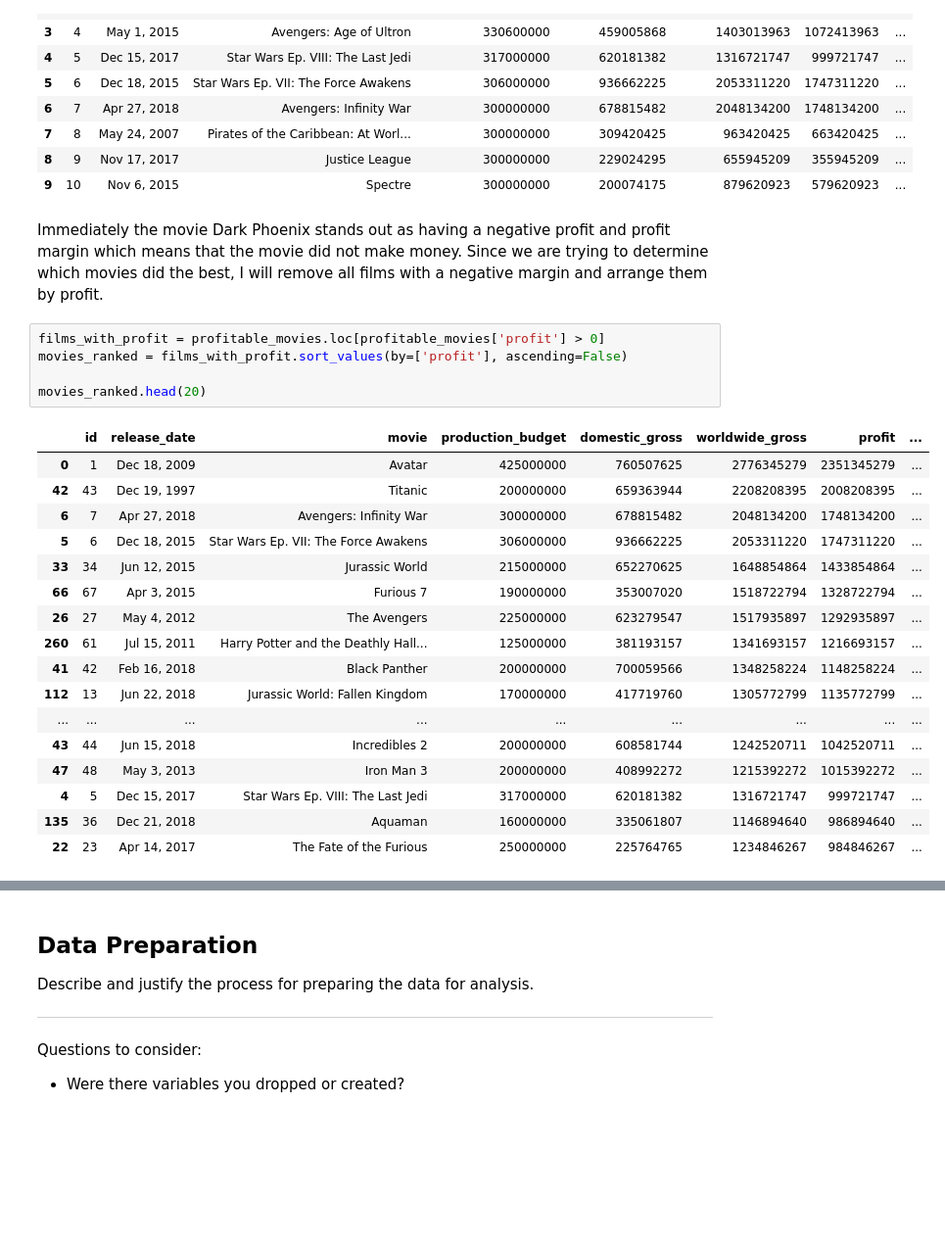
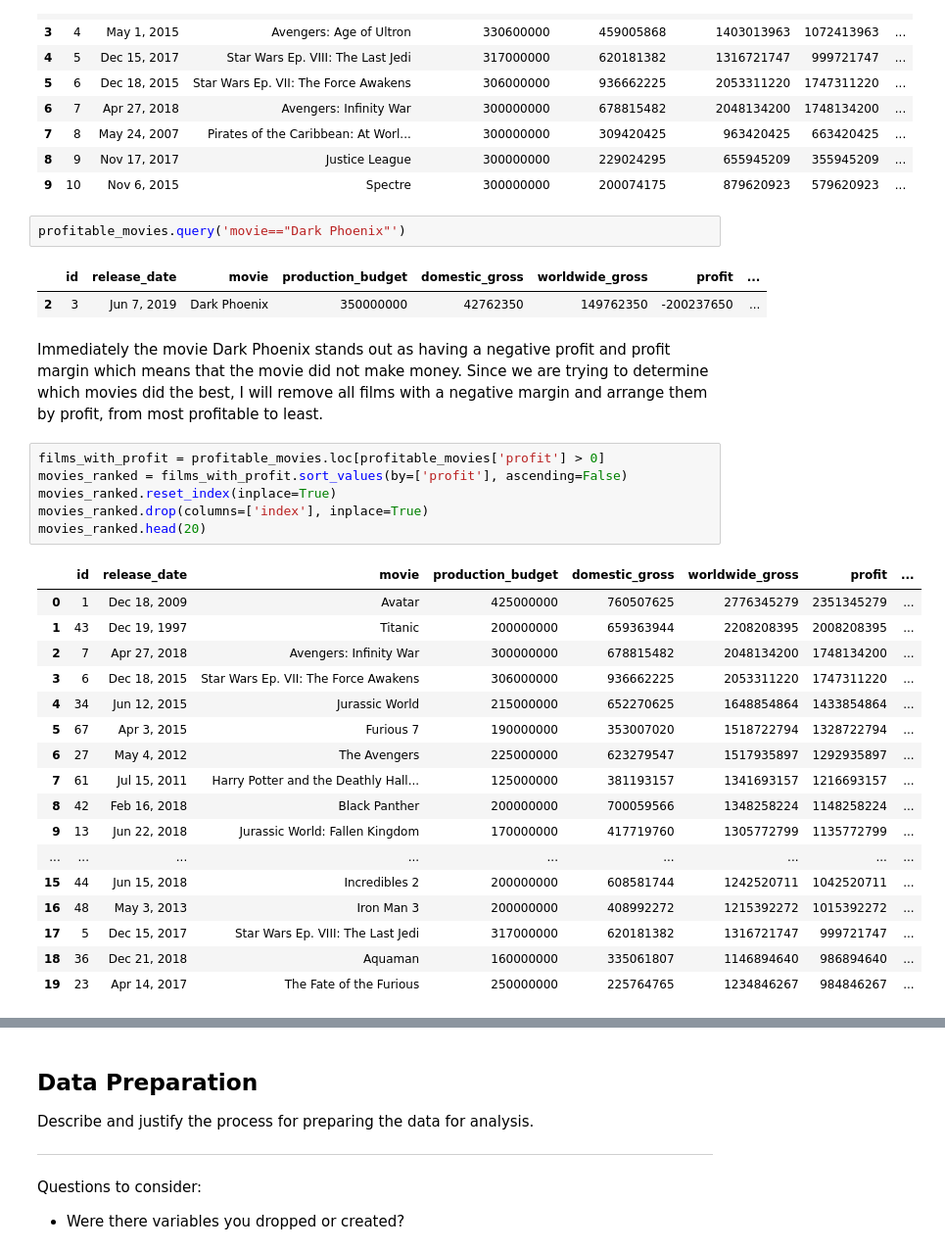
Before and after one commit to samtuleen/Phase1-Microsoft-Movie-Analysis-Project, a Jupyter notebook: Microsoft-Movie-Analysis.ipynb, the cells around one changed output, grey strips where cells are left out. Shown at 98% size. Drawn from its saved outputs; the diff is of its cells as text; blank space fills up the shorter version.

```diff
--- a/Microsoft-Movie-Analysis.ipynb
+++ b/Microsoft-Movie-Analysis.ipynb
@@ -142,28 +142,34 @@ See the caveats in the documentation: https://pandas.pydata.org/pandas-docs/stab
 | 7 | 8 | May 24, 2007 | Pirates of the Caribbean: At Worl... | 300000000 | 309420425 | 963420425 | 663420425 | ... |
 | 8 | 9 | Nov 17, 2017 | Justice League | 300000000 | 229024295 | 655945209 | 355945209 | ... |
 | 9 | 10 | Nov 6, 2015 | Spectre | 300000000 | 200074175 | 879620923 | 579620923 | ... |
+# %%
+profitable_movies.query('movie=="Dark Phoenix"')
+# %% [output]
+|  | id | release_date | movie | production_budget | domestic_gross | worldwide_gross | profit | ... |
+| 2 | 3 | Jun 7, 2019 | Dark Phoenix | 350000000 | 42762350 | 149762350 | -200237650 | ... |
 # %% [markdown]
-Immediately the movie Dark Phoenix stands out as having a negative profit and profit margin which means that the movie did not make money. Since we are trying to determine which movies did the best, I will remove all films with a negative margin and arrange them by profit.
+Immediately the movie Dark Phoenix stands out as having a negative profit and profit margin which means that the movie did not make money. Since we are trying to determine which movies did the best, I will remove all films with a negative margin and arrange them by profit, from most profitable to least.
 # %%
 films_with_profit = profitable_movies.loc[profitable_movies['profit'] > 0]
 movies_ranked = films_with_profit.sort_values(by=['profit'], ascending=False)
-
+movies_ranked.reset_index(inplace=True)
+movies_ranked.drop(columns=['index'], inplace=True)
 movies_ranked.head(20)
 # %% [output]
 |  | id | release_date | movie | production_budget | domestic_gross | worldwide_gross | profit | ... |
 | 0 | 1 | Dec 18, 2009 | Avatar | 425000000 | 760507625 | 2776345279 | 2351345279 | ... |
-| 42 | 43 | Dec 19, 1997 | Titanic | 200000000 | 659363944 | 2208208395 | 2008208395 | ... |
-| 6 | 7 | Apr 27, 2018 | Avengers: Infinity War | 300000000 | 678815482 | 2048134200 | 1748134200 | ... |
-| 5 | 6 | Dec 18, 2015 | Star Wars Ep. VII: The Force Awakens | 306000000 | 936662225 | 2053311220 | 1747311220 | ... |
-| 33 | 34 | Jun 12, 2015 | Jurassic World | 215000000 | 652270625 | 1648854864 | 1433854864 | ... |
-| 66 | 67 | Apr 3, 2015 | Furious 7 | 190000000 | 353007020 | 1518722794 | 1328722794 | ... |
-| 26 | 27 | May 4, 2012 | The Avengers | 225000000 | 623279547 | 1517935897 | 1292935897 | ... |
-| 260 | 61 | Jul 15, 2011 | Harry Potter and the Deathly Hall... | 125000000 | 381193157 | 1341693157 | 1216693157 | ... |
-| 41 | 42 | Feb 16, 2018 | Black Panther | 200000000 | 700059566 | 1348258224 | 1148258224 | ... |
-| 112 | 13 | Jun 22, 2018 | Jurassic World: Fallen Kingdom | 170000000 | 417719760 | 1305772799 | 1135772799 | ... |
+| 1 | 43 | Dec 19, 1997 | Titanic | 200000000 | 659363944 | 2208208395 | 2008208395 | ... |
+| 2 | 7 | Apr 27, 2018 | Avengers: Infinity War | 300000000 | 678815482 | 2048134200 | 1748134200 | ... |
+| 3 | 6 | Dec 18, 2015 | Star Wars Ep. VII: The Force Awakens | 306000000 | 936662225 | 2053311220 | 1747311220 | ... |
+| 4 | 34 | Jun 12, 2015 | Jurassic World | 215000000 | 652270625 | 1648854864 | 1433854864 | ... |
+| 5 | 67 | Apr 3, 2015 | Furious 7 | 190000000 | 353007020 | 1518722794 | 1328722794 | ... |
+| 6 | 27 | May 4, 2012 | The Avengers | 225000000 | 623279547 | 1517935897 | 1292935897 | ... |
+| 7 | 61 | Jul 15, 2011 | Harry Potter and the Deathly Hall... | 125000000 | 381193157 | 1341693157 | 1216693157 | ... |
+| 8 | 42 | Feb 16, 2018 | Black Panther | 200000000 | 700059566 | 1348258224 | 1148258224 | ... |
+| 9 | 13 | Jun 22, 2018 | Jurassic World: Fallen Kingdom | 170000000 | 417719760 | 1305772799 | 1135772799 | ... |
 | ... | ... | ... | ... | ... | ... | ... | ... | ... |
-| 43 | 44 | Jun 15, 2018 | Incredibles 2 | 200000000 | 608581744 | 1242520711 | 1042520711 | ... |
-| 47 | 48 | May 3, 2013 | Iron Man 3 | 200000000 | 408992272 | 1215392272 | 1015392272 | ... |
-| 4 | 5 | Dec 15, 2017 | Star Wars Ep. VIII: The Last Jedi | 317000000 | 620181382 | 1316721747 | 999721747 | ... |
-| 135 | 36 | Dec 21, 2018 | Aquaman | 160000000 | 335061807 | 1146894640 | 986894640 | ... |
-| 22 | 23 | Apr 14, 2017 | The Fate of the Furious | 250000000 | 225764765 | 1234846267 | 984846267 | ... |
+| 15 | 44 | Jun 15, 2018 | Incredibles 2 | 200000000 | 608581744 | 1242520711 | 1042520711 | ... |
+| 16 | 48 | May 3, 2013 | Iron Man 3 | 200000000 | 408992272 | 1215392272 | 1015392272 | ... |
+| 17 | 5 | Dec 15, 2017 | Star Wars Ep. VIII: The Last Jedi | 317000000 | 620181382 | 1316721747 | 999721747 | ... |
+| 18 | 36 | Dec 21, 2018 | Aquaman | 160000000 | 335061807 | 1146894640 | 986894640 | ... |
+| 19 | 23 | Apr 14, 2017 | The Fate of the Furious | 250000000 | 225764765 | 1234846267 | 984846267 | ... |
```
Also changed, not shown: parts of 14 cells of this notebook.
